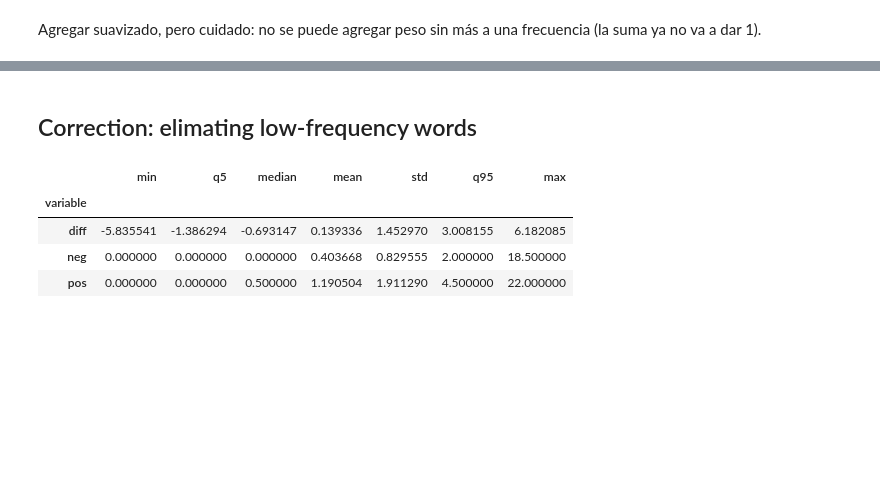
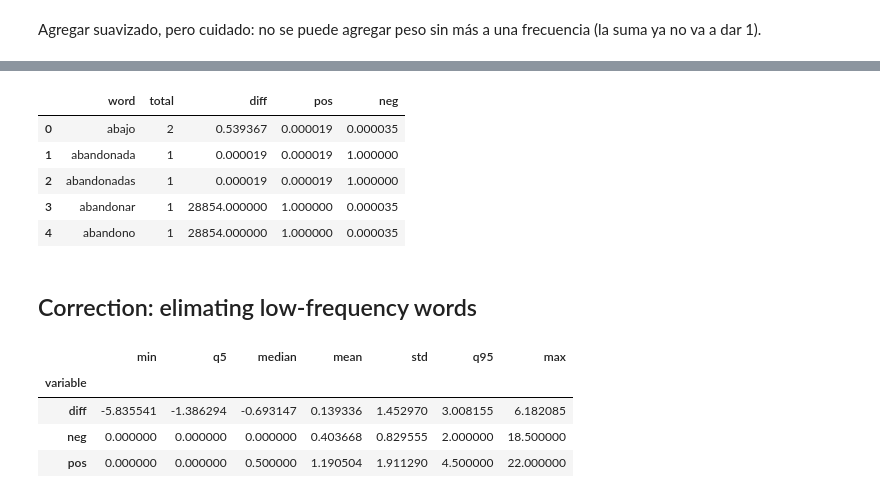
Before and after one commit to macfernandez/eddc-specialization-project, a Jupyter notebook: notebooks/03-methods-statistic.ipynb, the cells around one changed output, grey strips where cells are left out. Cells and saved outputs as stored; diff of their text form; code cells hidden in the pictures; blank space fills up the shorter version.

```diff
--- a/notebooks/03-methods-statistic.ipynb
+++ b/notebooks/03-methods-statistic.ipynb
@@ -311,3 +315,25 @@ smooth_log_odds_diff.head()
+# %%
+f_odds_pos = smooth_log_odds_diff["f_pos"]/(1-smooth_log_odds_diff["f_pos"])
+f_odds_neg = smooth_log_odds_diff["f_neg"]/(1-smooth_log_odds_diff["f_neg"])
+f_odds_difference = f_odds_pos/f_odds_neg
+f_odds_diff = (
+    pd
+    .DataFrame({
+        "word": smooth_log_odds_diff.word,
+        "total": smooth_log_odds_diff.total,
+        "diff": f_odds_difference,
+        "pos": f_odds_pos,
+        "neg": f_odds_neg
+    })
+)
+f_odds_diff.head()
+# %% [output]
+|  | word | total | diff | pos | neg |
+| 0 | abajo | 2 | 0.539367 | 0.000019 | 0.000035 |
+| 1 | abandonada | 1 | 0.000019 | 0.000019 | 1.000000 |
+| 2 | abandonadas | 1 | 0.000019 | 0.000019 | 1.000000 |
+| 3 | abandonar | 1 | 28854.000000 | 1.000000 | 0.000035 |
+| 4 | abandono | 1 | 28854.000000 | 1.000000 | 0.000035 |
 # %% [markdown]
 ## Correction: elimating low-frequency words
 # %%
```
Also changed, not shown: parts of 11 cells of this notebook.
